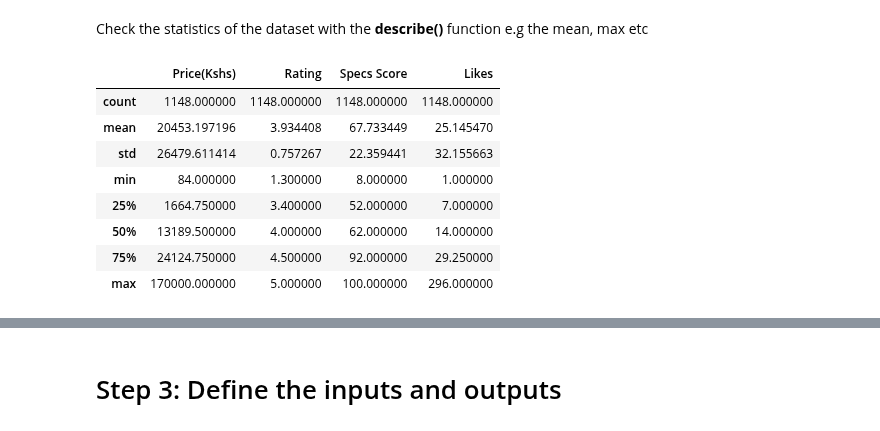
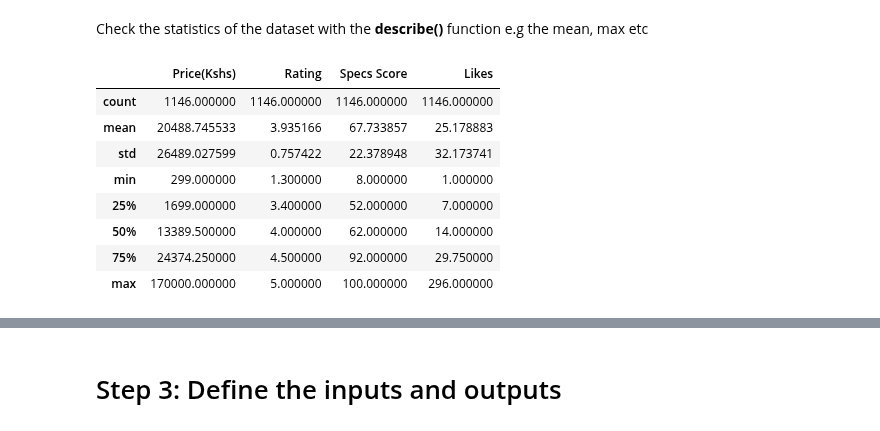
Before and after one commit to ednamilgo/Machine-Learning, a Jupyter notebook: MCMC sampling with PYMC3.ipynb, the cells around one changed output, grey strips where cells are left out. Drawn from its saved outputs; the diff is of its cells as text; code cells hidden in the pictures.

```diff
--- a/MCMC sampling with PYMC3.ipynb
+++ b/MCMC sampling with PYMC3.ipynb
@@ -87,17 +87,20 @@ Rating         False
 Specs Score    False
 Likes          False
 dtype: bool
+# %%
+#Remove Outliers
+phoneprice2 = phoneprice[(phoneprice[['Price(Kshs)']] >= 100).all(axis=1)]
 # %% [markdown]
 Check the statistics of the dataset with the **describe()** function e.g the mean, max etc
 # %%
-phoneprice.describe()
+phoneprice2.describe()
 # %% [output]
 |  | Price(Kshs) | Rating | Specs Score | Likes |
-| count | 1148.000000 | 1148.000000 | 1148.000000 | 1148.000000 |
-| mean | 20453.197196 | 3.934408 | 67.733449 | 25.145470 |
-| std | 26479.611414 | 0.757267 | 22.359441 | 32.155663 |
-| min | 84.000000 | 1.300000 | 8.000000 | 1.000000 |
-| 25% | 1664.750000 | 3.400000 | 52.000000 | 7.000000 |
-| 50% | 13189.500000 | 4.000000 | 62.000000 | 14.000000 |
-| 75% | 24124.750000 | 4.500000 | 92.000000 | 29.250000 |
+| count | 1146.000000 | 1146.000000 | 1146.000000 | 1146.000000 |
+| mean | 20488.745533 | 3.935166 | 67.733857 | 25.178883 |
+| std | 26489.027599 | 0.757422 | 22.378948 | 32.173741 |
+| min | 299.000000 | 1.300000 | 8.000000 | 1.000000 |
+| 25% | 1699.000000 | 3.400000 | 52.000000 | 7.000000 |
+| 50% | 13389.500000 | 4.000000 | 62.000000 | 14.000000 |
+| 75% | 24374.250000 | 4.500000 | 92.000000 | 29.750000 |
 | max | 170000.000000 | 5.000000 | 100.000000 | 296.000000 |
```
Also changed, not shown: parts of 15 cells of this notebook.
